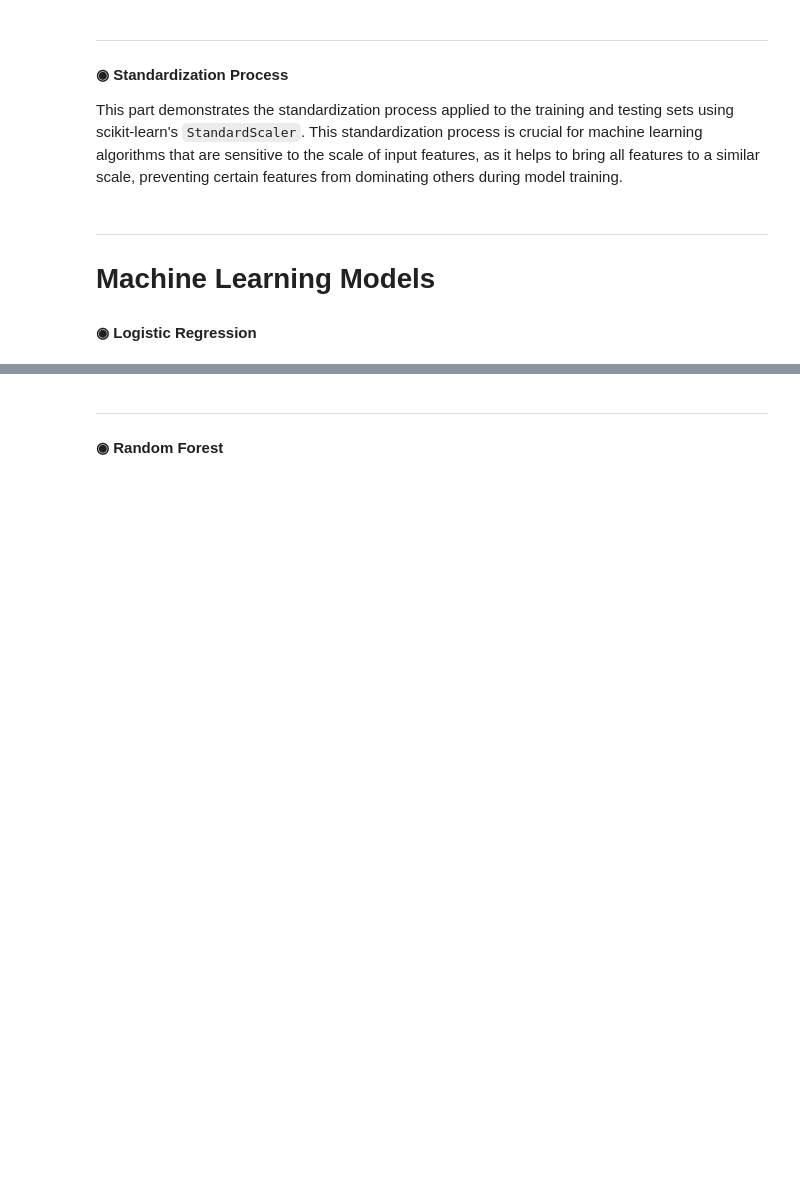
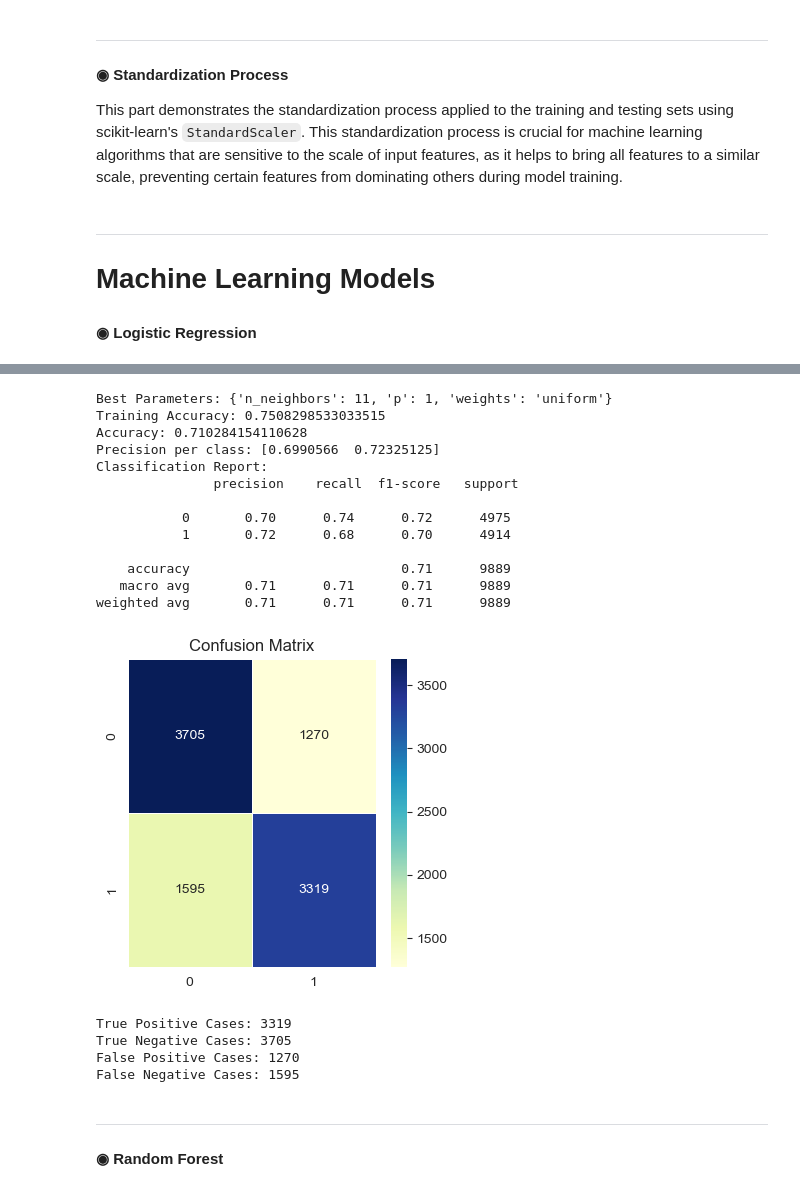
Before and after one commit to MasoudNateghi/CS534, a Jupyter notebook: Project/Project.ipynb, the cells around one changed output, grey strips where cells are left out. Cells and saved outputs as stored; diff of their text form; code cells hidden in the pictures; blank space fills up the shorter version.

```diff
--- a/Project/Project.ipynb
+++ b/Project/Project.ipynb
@@ -1300,3 +1298,83 @@ False Negative Cases: 1758
+# %%
+# Define the K-NN model
+knn_model = KNeighborsClassifier()
+
+# Define the parameter grid for Grid Search
+param_grid = {
+    'n_neighbors': [3, 5, 7, 9, 11],
+    'weights': ['uniform', 'distance'],
+    'p': [1, 2]
+}
+
+# Create Grid Search with cross-validation
+grid_search = GridSearchCV(estimator=knn_model, param_grid=param_grid, cv=5, scoring='accuracy')
+
+# Fit the model to find the best parameters
+grid_search.fit(trainx, trainy)
+
+# Get the best parameters
+best_params = grid_search.best_params_
+print("Best Parameters:", best_params)
+
+# Use the best parameters to create the final model
+best_knn_model = KNeighborsClassifier(**best_params)
+best_knn_model.fit(trainx, trainy)
+
+# Make predictions on the training set
+trainy_pred = best_knn_model.predict(trainx)
+
+# Evaluate the model on the training set
+accuracy_train = accuracy_score(trainy, trainy_pred)
+print("Training Accuracy:", accuracy_train)
+
+# Make predictions on the test set
+testy_pred = best_knn_model.predict(testx)
+
+# Evaluate the model
+accuracy = accuracy_score(testy, testy_pred)
+report = classification_report(testy, testy_pred)
+precision_per_class = precision_score(testy, testy_pred, average=None)
+
+# Additional Metrics
+print("Accuracy:", accuracy)
+print("Precision per class:", precision_per_class)
+print("Classification Report:\n", report)
+
+# Confusion Matrix Visualization
+plt.rcParams['figure.figsize'] = (4, 4)
+sns.heatmap(confusion_matrix(testy, testy_pred), annot=True, fmt='d', linewidths=.5, cmap="YlGnBu")
+plt.title('Confusion Matrix')
+plt.show()
+
+# True Positive, True Negative, False Positive, False Negative
+tp = confusion_matrix(testy, testy_pred)[1][1]
+tn = confusion_matrix(testy, testy_pred)[0][0]
+fp = confusion_matrix(testy, testy_pred)[0][1]
+fn = confusion_matrix(testy, testy_pred)[1][0]
+
+print('True Positive Cases: {}'.format(tp))
+print('True Negative Cases: {}'.format(tn))
+print('False Positive Cases: {}'.format(fp))
+print('False Negative Cases: {}'.format(fn))
+# %% [output]
+Best Parameters: {'n_neighbors': 11, 'p': 1, 'weights': 'uniform'}
+Training Accuracy: 0.7508298533033515
+Accuracy: 0.710284154110628
+Precision per class: [0.6990566  0.72325125]
+Classification Report:
+               precision    recall  f1-score   support
+
+           0       0.70      0.74      0.72      4975
+           1       0.72      0.68      0.70      4914
+
+    accuracy                           0.71      9889
+   macro avg       0.71      0.71      0.71      9889
+weighted avg       0.71      0.71      0.71      9889
+[figure, added]
+True Positive Cases: 3319
+True Negative Cases: 3705
+False Positive Cases: 1270
+False Negative Cases: 1595
 # %% [markdown]
 ---
 #### ◉ Random Forest
```
Also changed, not shown: parts of 9 cells of this notebook.
